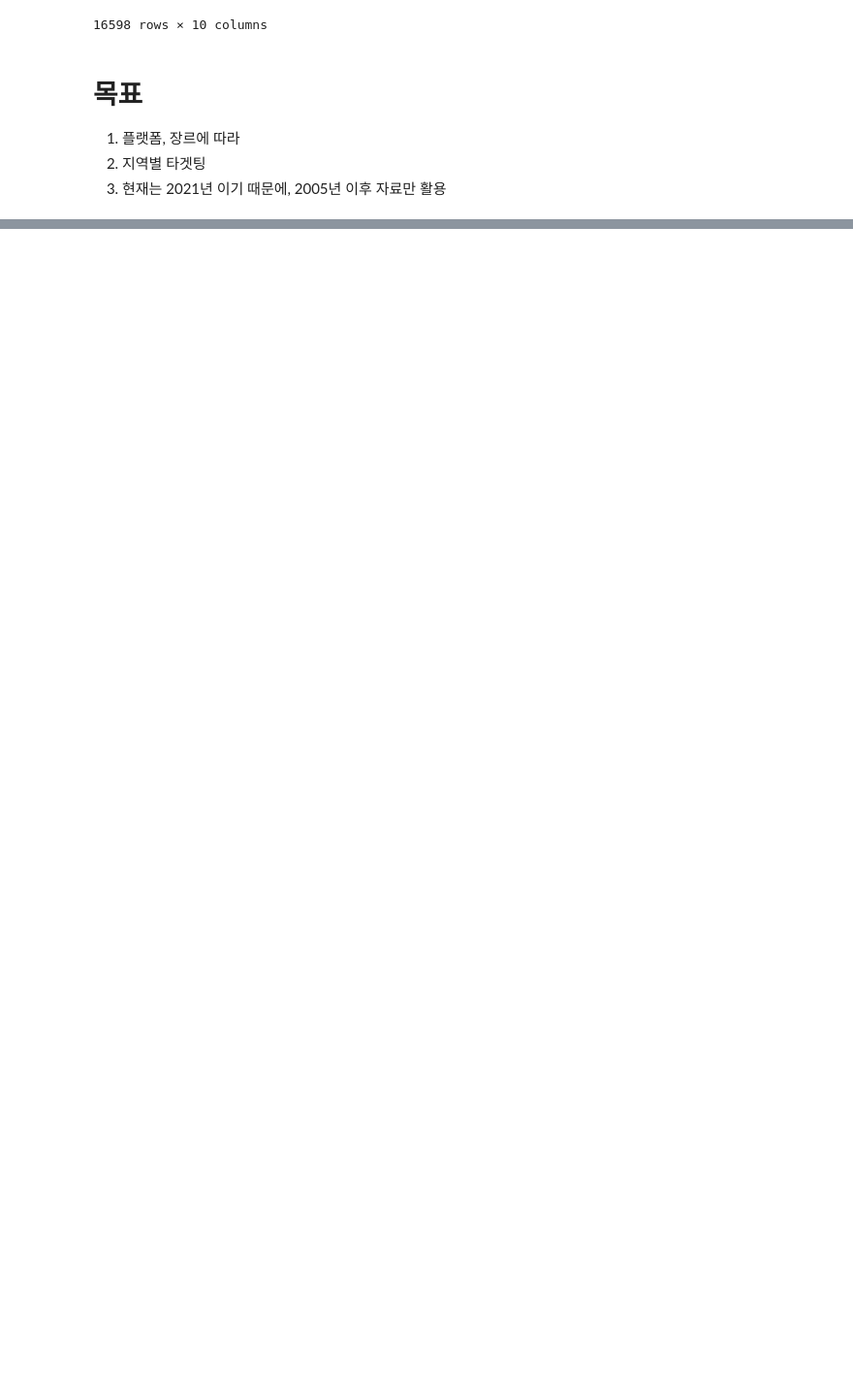
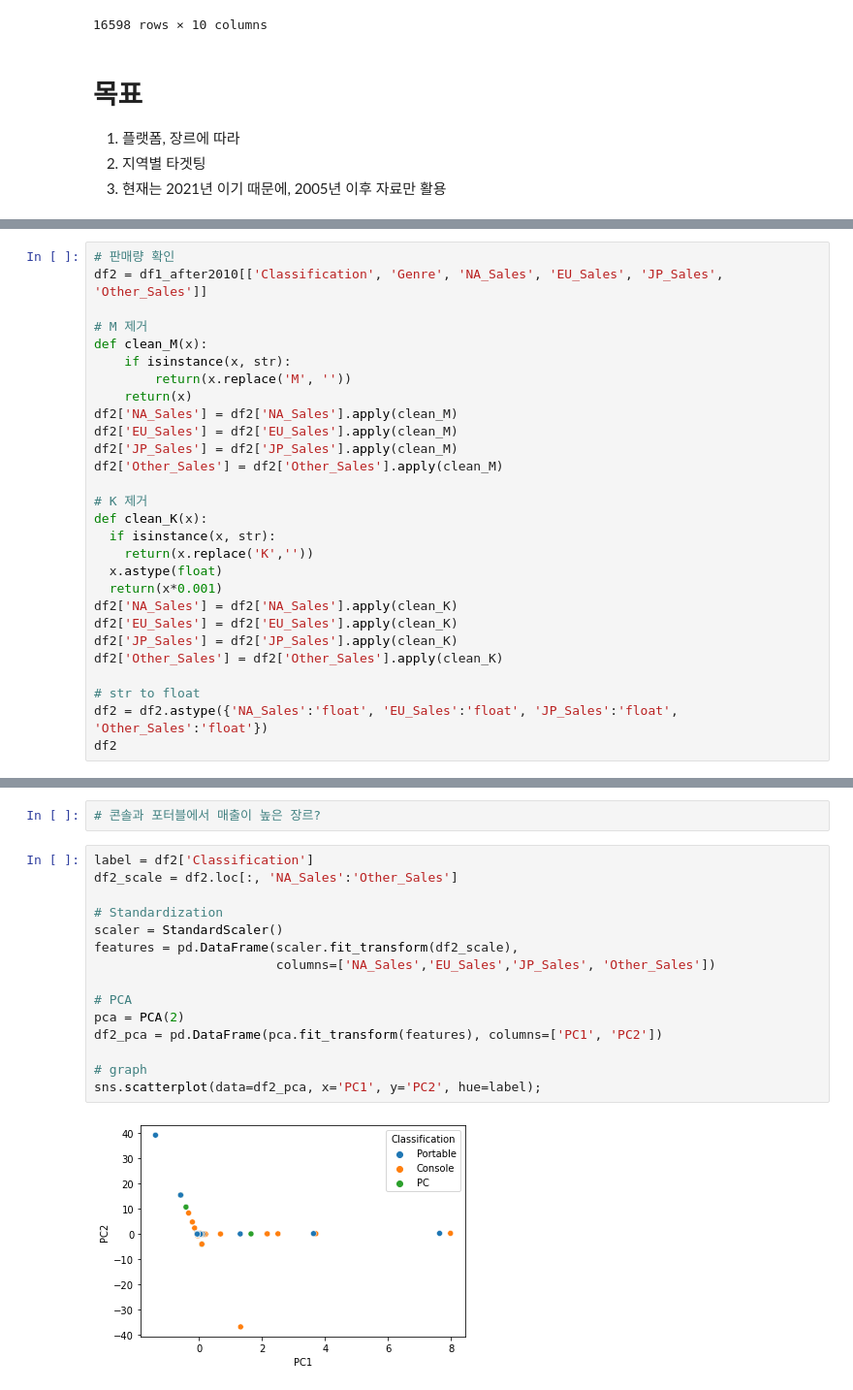
Before and after one commit to Shena2/project, a Jupyter notebook: section1_project.ipynb, the cells around one changed output, grey strips where cells are left out. Shown at 97% size. Drawn from its saved outputs; the diff is of its cells as text; blank space fills up the shorter version.

```diff
--- a/section1_project.ipynb
+++ b/section1_project.ipynb
@@ -106,0 +152,28 @@ df1_decade
+# %%
+# 판매량 확인
+df2 = df1_after2010[['Classification', 'Genre', 'NA_Sales', 'EU_Sales',	'JP_Sales',	'Other_Sales']]
+
+# M 제거
+def clean_M(x):
+    if isinstance(x, str):
+        return(x.replace('M', ''))
+    return(x)
+df2['NA_Sales'] = df2['NA_Sales'].apply(clean_M)
+df2['EU_Sales'] = df2['EU_Sales'].apply(clean_M)
+df2['JP_Sales'] = df2['JP_Sales'].apply(clean_M)
+df2['Other_Sales'] = df2['Other_Sales'].apply(clean_M)
+
+# K 제거
+def clean_K(x):
+  if isinstance(x, str):
+    return(x.replace('K',''))
+  x.astype(float)
+  return(x*0.001)
+df2['NA_Sales'] = df2['NA_Sales'].apply(clean_K)
+df2['EU_Sales'] = df2['EU_Sales'].apply(clean_K)
+df2['JP_Sales'] = df2['JP_Sales'].apply(clean_K)
+df2['Other_Sales'] = df2['Other_Sales'].apply(clean_K)
+
+# str to float
+df2 = df2.astype({'NA_Sales':'float', 'EU_Sales':'float', 'JP_Sales':'float', 'Other_Sales':'float'})
+df2
@@ -106,0 +194,19 @@ df1_decade
+# %%
+# 콘솔과 포터블에서 매출이 높은 장르?
+# %%
+label = df2['Classification']
+df2_scale = df2.loc[:, 'NA_Sales':'Other_Sales']
+
+# Standardization
+scaler = StandardScaler()
+features = pd.DataFrame(scaler.fit_transform(df2_scale),
+                        columns=['NA_Sales','EU_Sales','JP_Sales', 'Other_Sales'])
+
+# PCA
+pca = PCA(2)
+df2_pca = pd.DataFrame(pca.fit_transform(features), columns=['PC1', 'PC2'])
+
+# graph
+sns.scatterplot(data=df2_pca, x='PC1', y='PC2', hue=label);
+# %% [output]
+[figure, added]
```
Also changed, not shown: parts of 4 cells of this notebook.
